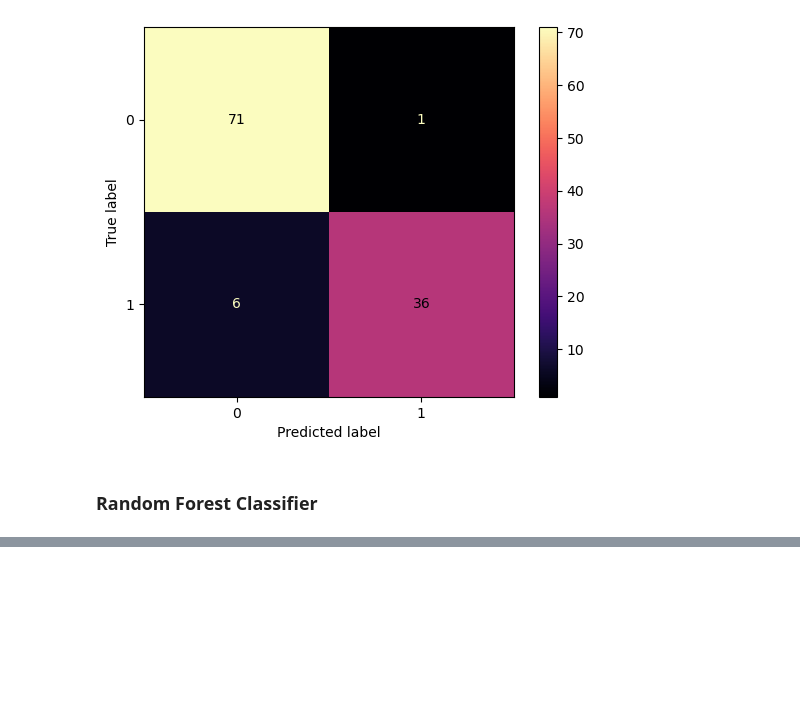
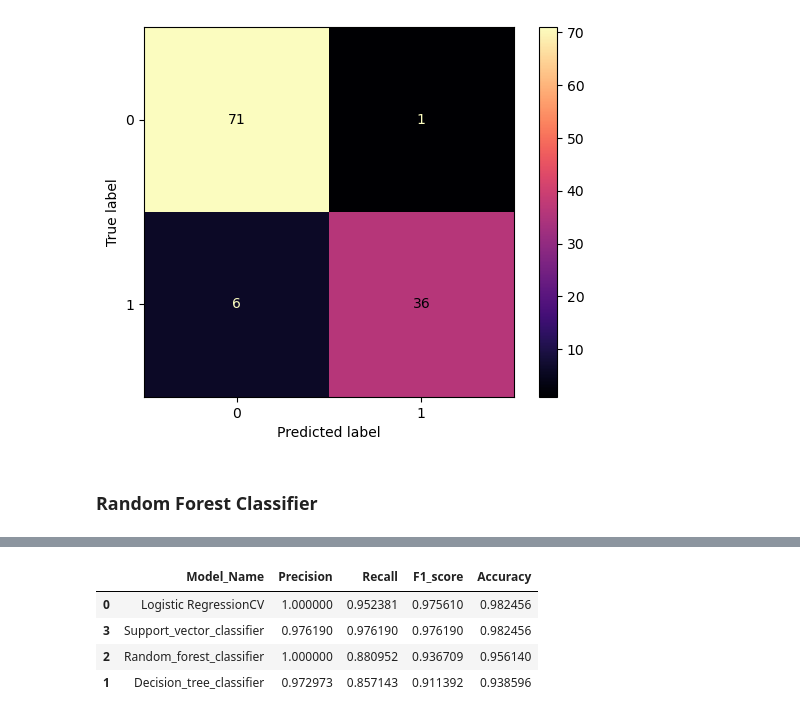
Before and after one commit to Jefest1/CVIP_Data_Science_Intern, a Jupyter notebook: breast_cancer_prediction.ipynb, the cells around one changed output, grey strips where cells are left out. Drawn from its saved outputs; the diff is of its cells as text; code cells hidden in the pictures; blank space fills up the shorter version.

```diff
--- a/breast_cancer_prediction.ipynb
+++ b/breast_cancer_prediction.ipynb
@@ -471,0 +538,4 @@ new_scores.append({'Model_Name':'Decision_tree_classifier',
+# %%
+grid_search_svc = GridSearchCV(estimator=SVC(), param_grid=param_svc, scoring='accuracy', cv=cv)
+# %%
+grid_search_svc.fit(X_train, y_train)
@@ -471,0 +557,6 @@ new_scores.append({'Model_Name':'Decision_tree_classifier',
+# %%
+# Creating a new model from the best estimator
+svc_new = grid_search_svc.best_estimator_
+
+# Making predictions on the test data
+svc_pred = svc_new.predict(X_test)
@@ -471,0 +579,22 @@ new_scores.append({'Model_Name':'Decision_tree_classifier',
+# %%
+# Getting The individual scores for comparison
+prec_new_svc = precision_score(y_test, svc_pred)
+rec_new_svc = recall_score(y_test, svc_pred)
+f1_new_svc = f1_score(y_test, svc_pred)
+acc_new_svc = accuracy_score(y_test, svc_pred)
+# Appending model's score to the score list
+new_scores.append({'Model_Name':'Support_vector_classifier',
+                         'Precision':prec_new_svc,
+                        'Recall': rec_new_svc,
+                        'F1_score': f1_new_svc,
+                        'Accuracy': acc_new_svc})
+# %%
+# Creating a dataframe to compare the scores after the Cross Validation and Hyperparameter Tuning
+new_scores = pd.DataFrame(new_scores, columns=['Model_Name', 'Precision', 'Recall', 'F1_score', 'Accuracy'])
+new_scores.sort_values('Accuracy', ascending=False)
+# %% [output]
+|  | Model_Name | Precision | Recall | F1_score | Accuracy |
+| 0 | Logistic RegressionCV | 1.000000 | 0.952381 | 0.975610 | 0.982456 |
+| 3 | Support_vector_classifier | 0.976190 | 0.976190 | 0.976190 | 0.982456 |
+| 2 | Random_forest_classifier | 1.000000 | 0.880952 | 0.936709 | 0.956140 |
+| 1 | Decision_tree_classifier | 0.972973 | 0.857143 | 0.911392 | 0.938596 |
```
Also changed, not shown: parts of 16 cells of this notebook.
